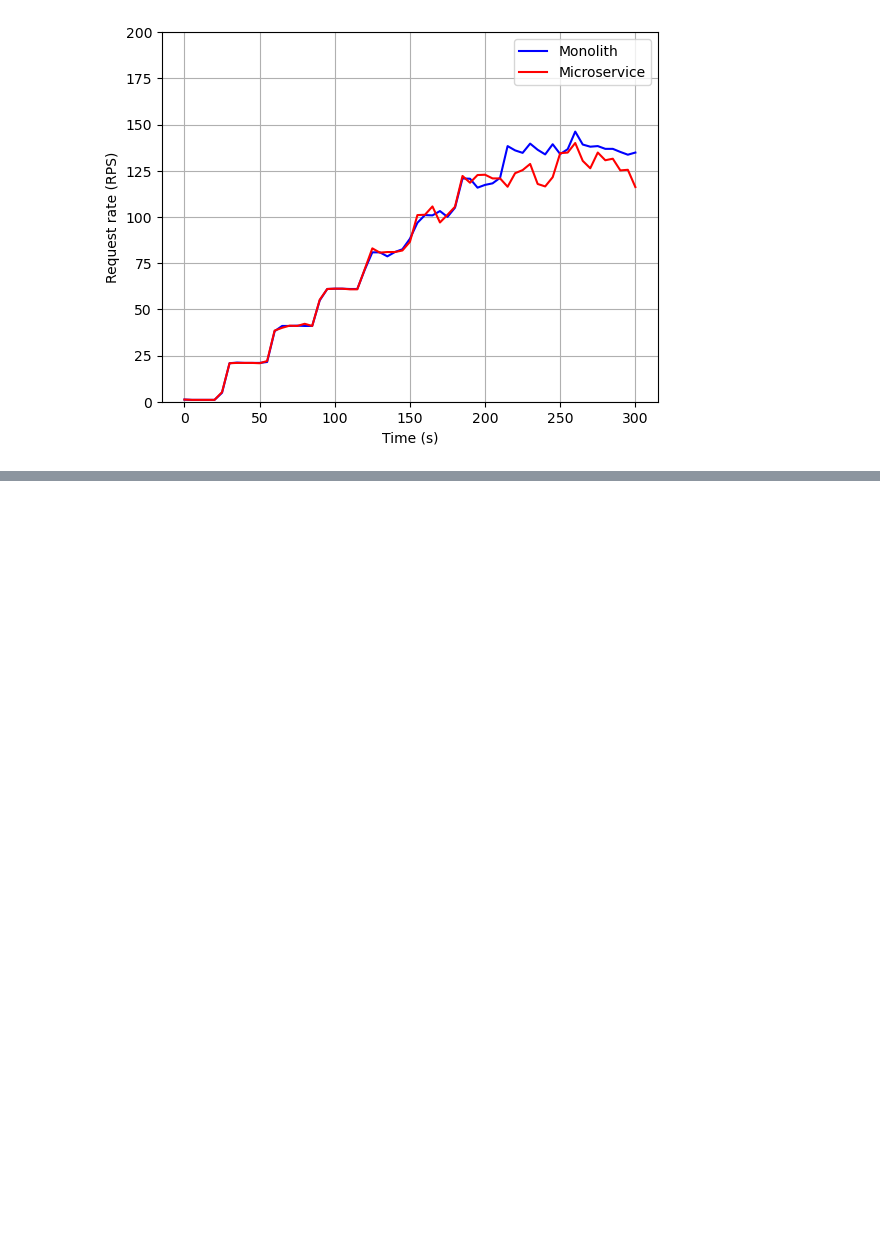
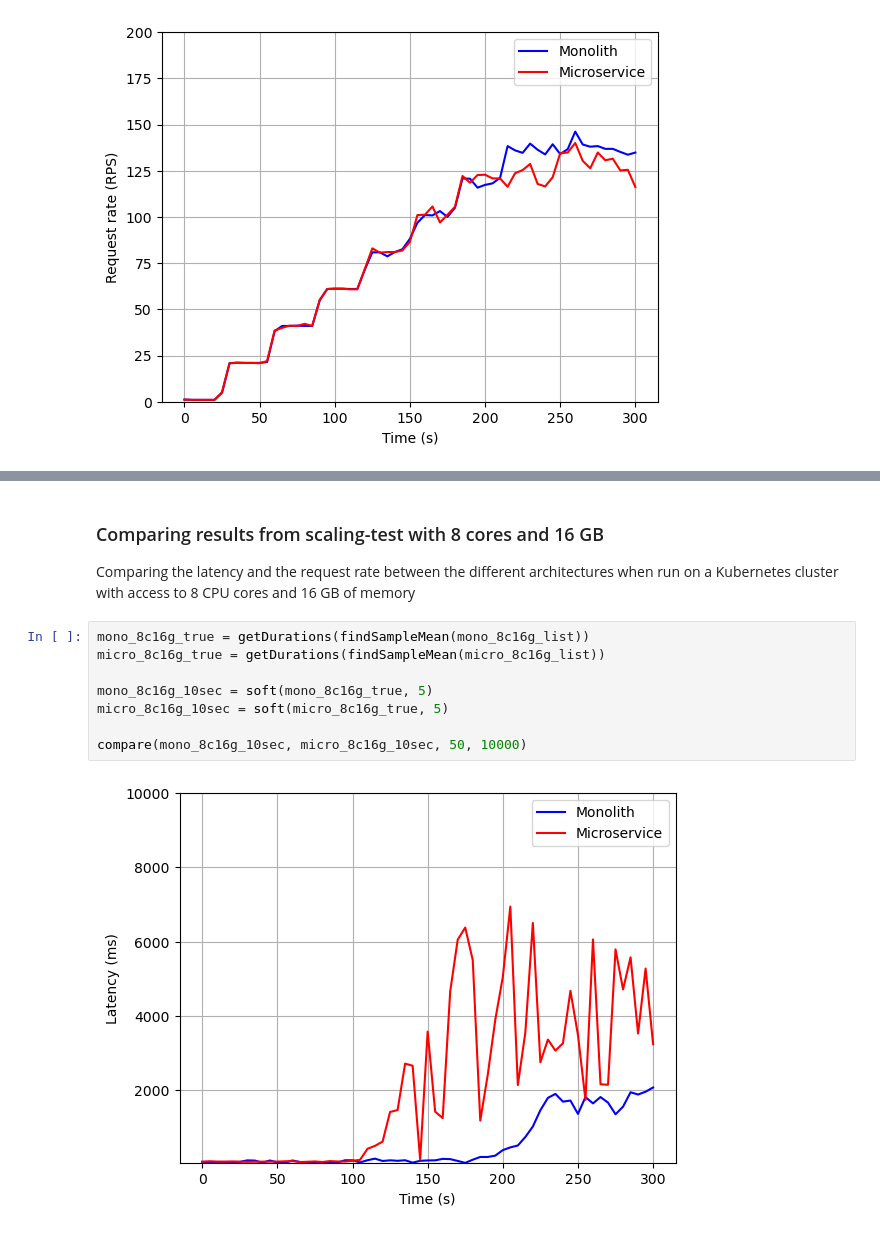
Before and after one commit to prebenrosland/microservice_analysis, a Jupyter notebook: Analysis.ipynb, the cells around one changed output, grey strips where cells are left out. Drawn from its saved outputs; the diff is of its cells as text; blank space fills up the shorter version.

```diff
--- a/Analysis.ipynb
+++ b/Analysis.ipynb
@@ -289,0 +272,13 @@ compare_req_rate(soft(reqRate(findSampleMean(mono_8c16g_list)), 5),
+# %% [markdown]
+### Comparing results from scaling-test with 8 cores and 16 GB
+Comparing the latency and the request rate between the different architectures when run on a Kubernetes cluster with access to 8 CPU cores and 16 GB of memory
+# %%
+mono_8c16g_true = getDurations(findSampleMean(mono_8c16g_list))
+micro_8c16g_true = getDurations(findSampleMean(micro_8c16g_list))
+
+mono_8c16g_10sec = soft(mono_8c16g_true, 5)
+micro_8c16g_10sec = soft(micro_8c16g_true, 5)
+
+compare(mono_8c16g_10sec, micro_8c16g_10sec, 50, 10000)
+# %% [output]
+[figure, added]
```
Also changed, not shown: parts of 16 cells of this notebook.
